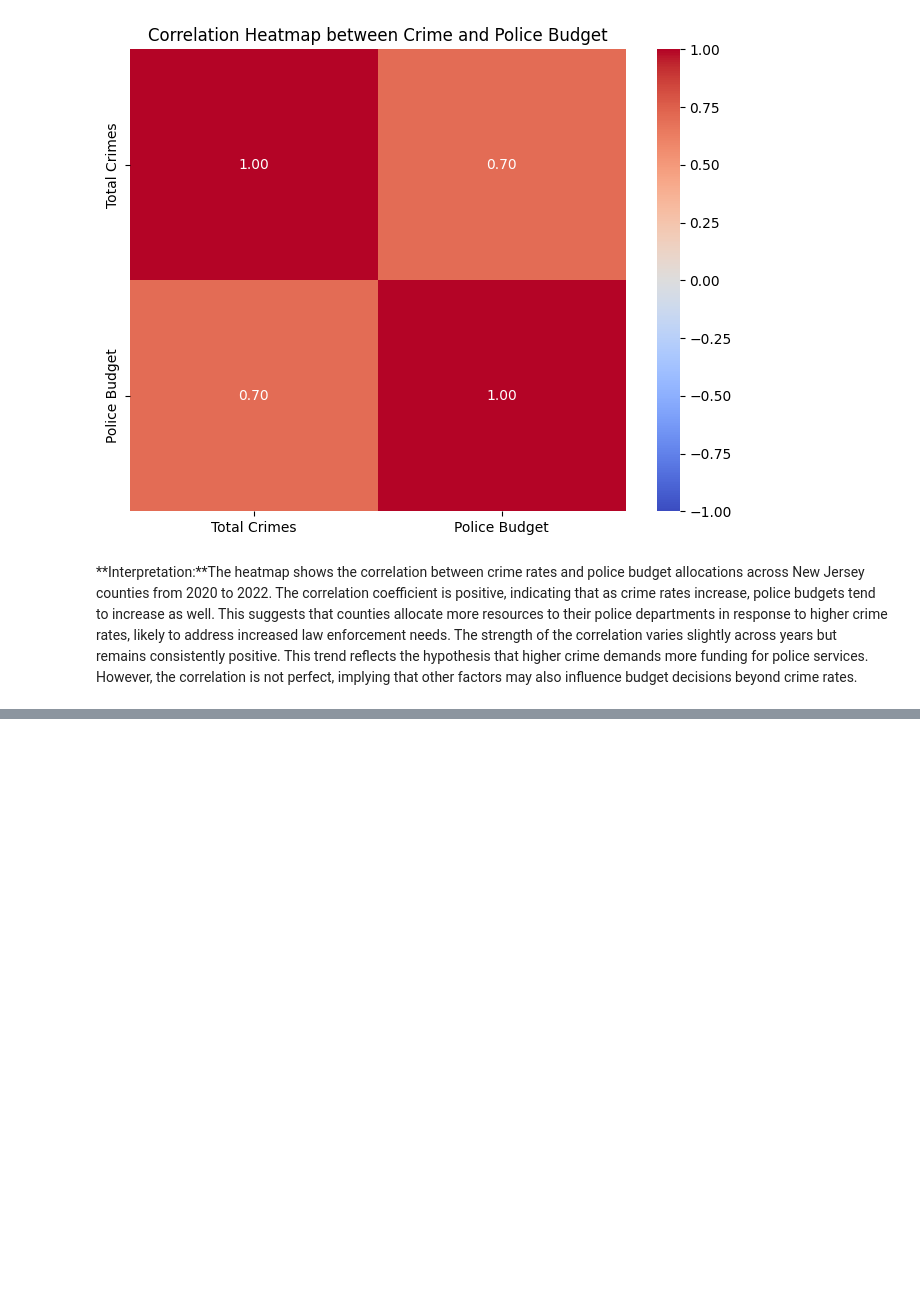
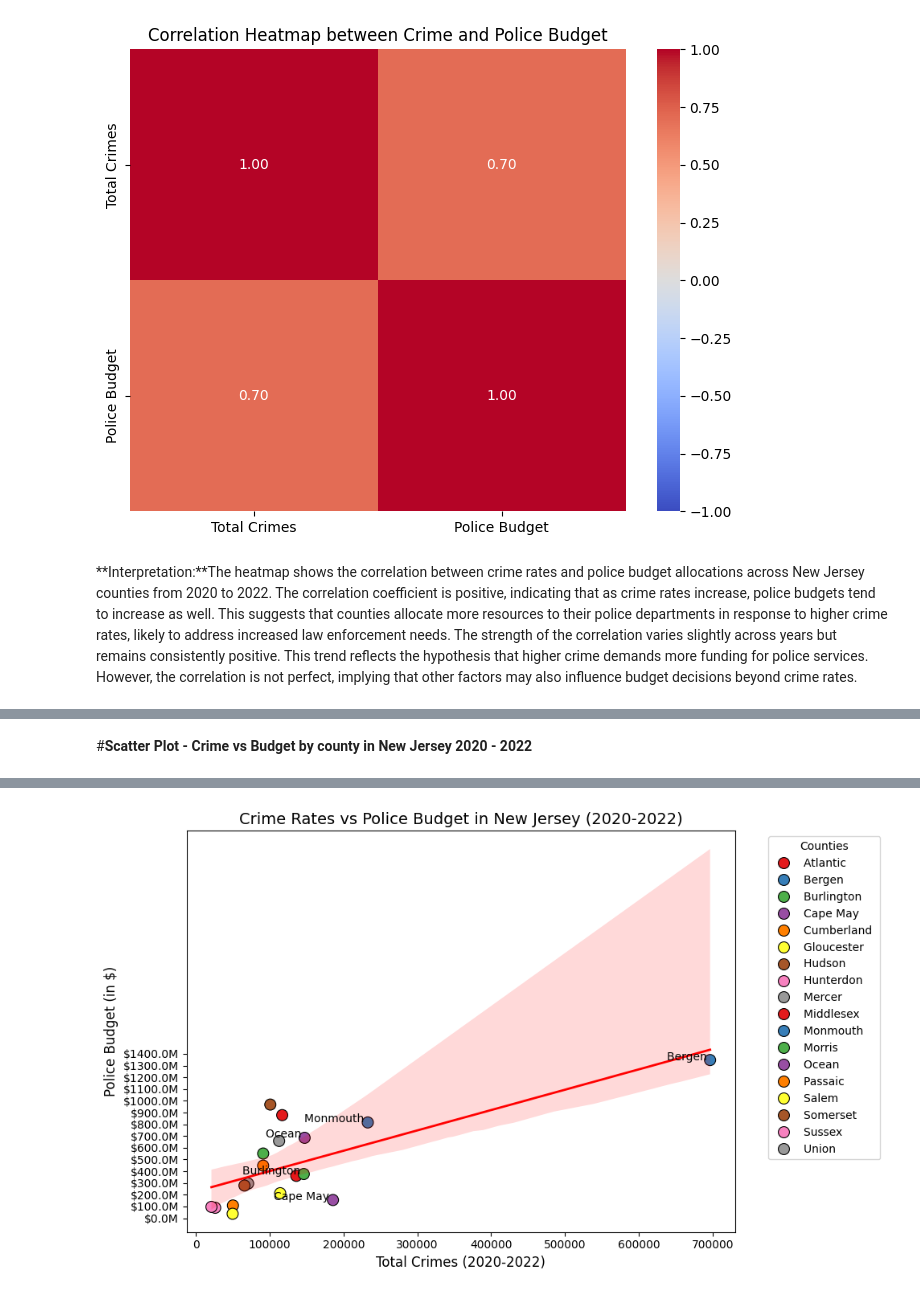
Before and after one commit to erikaguiracocha/Data-Visualization-2025, a Jupyter notebook: PS4erikaguiracocha.ipynb, the cells around one changed output, grey strips where cells are left out. Cells and saved outputs as stored; diff of their text form; code cells hidden in the pictures; blank space fills up the shorter version.

```diff
--- a/PS4erikaguiracocha.ipynb
+++ b/PS4erikaguiracocha.ipynb
@@ -139,0 +209,65 @@ See the caveats in the documentation: https://pandas.pydata.org/pandas-docs/stab
+# %% [markdown]
+#**Scatter Plot - Crime vs Budget by county in New Jersey 2020 - 2022**
+# %%
+import pandas as pd
+import seaborn as sns
+import matplotlib.pyplot as plt
+import numpy as np
+
+# Load the crime data
+url_crime_data = 'https://raw.githubusercontent.com/erikaguiracocha/Data-Visualization-2025/refs/heads/main/crime%20by%20county%20New%20Jersey.csv'
+crime_data = pd.read_csv(url_crime_data, header=1)
+
+# Load the budget data
+url_budget_data = 'https://raw.githubusercontent.com/erikaguiracocha/Data-Visualization-2025/refs/heads/main/police%20budgets%20in%20New%20Jersey.csv'
+budget_data = pd.read_csv(url_budget_data, header=1)
+
+# Filter out 'Total New Jersey' row
+crime_data = crime_data[crime_data['County'] != 'Total New Jersey']
+budget_data = budget_data[budget_data['County'] != 'Total New Jersey']
+
+# Clean and convert data (remove commas and convert to numbers)
+crime_data['2020'] = crime_data['2020'].replace({',': ''}, regex=True).astype(int)
+crime_data['2021'] = crime_data['2021'].replace({',': ''}, regex=True).astype(int)
+crime_data['2022'] = crime_data['2022'].replace({',': ''}, regex=True).astype(int)
+
+budget_data['2020'] = budget_data['2020'].replace({',': ''}, regex=True).astype(float)
+budget_data['2021'] = budget_data['2021'].replace({',': ''}, regex=True).astype(float)
+budget_data['2022'] = budget_data['2022'].replace({',': ''}, regex=True).astype(float)
+
+# Calculate the total crime and total police budget for each county over the years
+crime_data['Total Crime'] = crime_data['2020'] + crime_data['2021'] + crime_data['2022']
+budget_data['Total Budget'] = budget_data['2020'] + budget_data['2021'] + budget_data['2022']
+
+# Merge the crime and budget data based on 'County'
+merged_data = pd.merge(crime_data[['County', 'Total Crime']], budget_data[['County', 'Total Budget']], on='County')
+
+# Set up the figure and axis
+plt.figure(figsize=(10, 6))
+
+# Scatter plot for Crime vs. Police Budget
+sns.scatterplot(data=merged_data, x='Total Crime', y='Total Budget', hue='County', palette='Set1', s=100, edgecolor='black')
+
+# Add a regression line (only on the scatter plot)
+sns.regplot(x='Total Crime', y='Total Budget', data=merged_data, scatter=False, color='blue', line_kws={"color": "red", "lw": 2})
+
+# Title and labels
+plt.title("Crime Rates vs Police Budget in New Jersey (2020-2022)", fontsize=14)
+plt.xlabel("Total Crimes (2020-2022)", fontsize=12)
+plt.ylabel("Police Budget (in $)", fontsize=12)
+
+# Set custom Y-axis ticks to show budget ranges with larger gaps (e.g., $100M)
+y_ticks = np.arange(0, max(merged_data['Total Budget']) + 100000000, 100000000)
+plt.yticks(y_ticks, [f'${x/1e6:.1f}M' for x in y_ticks])
+
+# Highlight the 5 counties with the highest total crime
+top_5_counties = merged_data.nlargest(5, 'Total Crime')
+for i in range(top_5_counties.shape[0]):
+    plt.text(top_5_counties['Total Crime'].iloc[i], top_5_counties['Total Budget'].iloc[i], top_5_counties['County'].iloc[i],
+             fontsize=10, ha='right', color='black')
+
+# Show the plot
+plt.legend(title='Counties', bbox_to_anchor=(1.05, 1), loc='upper left')
+plt.tight_layout()
+plt.show()
+# %% [output]
@@ -139,0 +294 @@ See the caveats in the documentation: https://pandas.pydata.org/pandas-docs/stab
+[figure, added]
```
Also changed, not shown: parts of 12 cells of this notebook.
